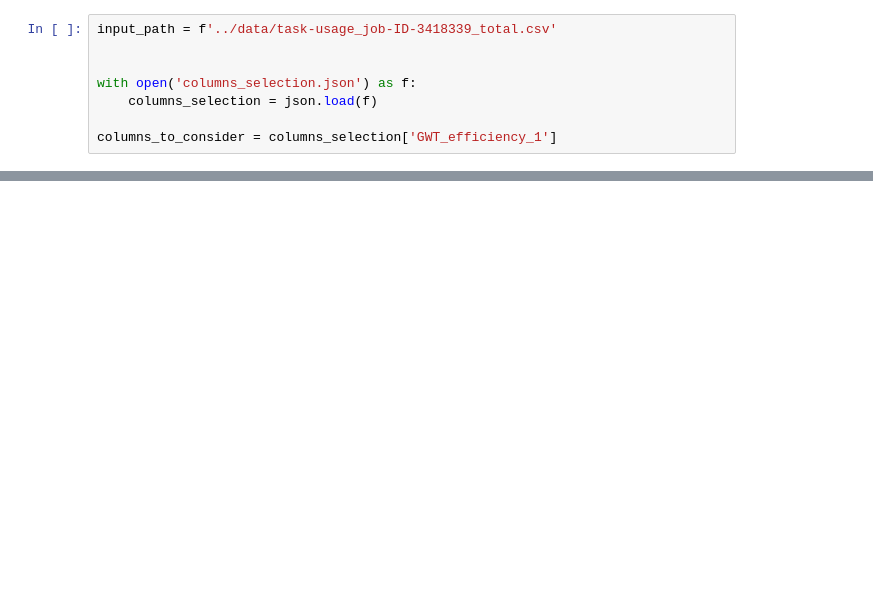
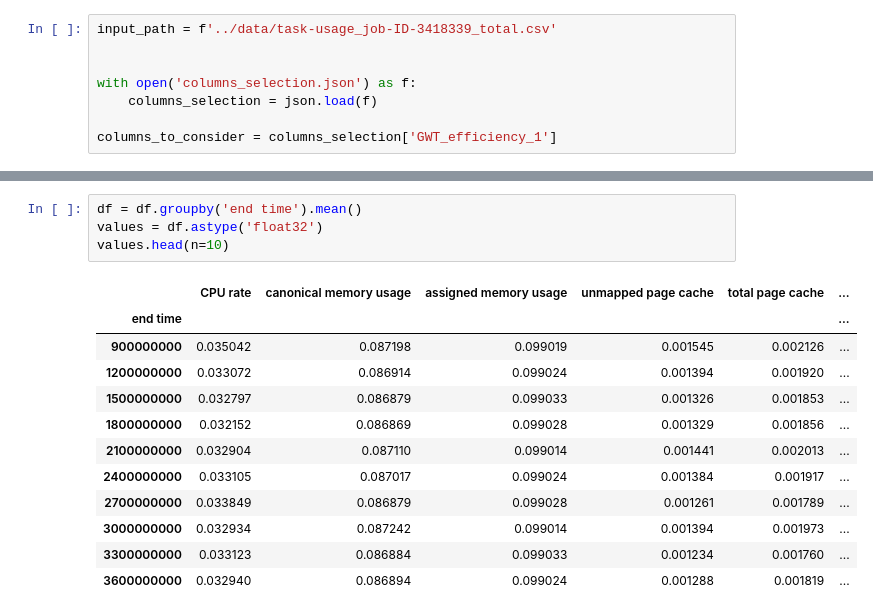
Before and after one commit to JohannesKnopp/polaris-ai, a Jupyter notebook: predictive_monitoring/gwt_approach/testing_notebook.ipynb, the cells around one changed output, grey strips where cells are left out. Saved outputs shown, nothing was run; the diff lists cells and outputs as text; blank space fills up the shorter version.

```diff
--- a/predictive_monitoring/gwt_approach/testing_notebook.ipynb
+++ b/predictive_monitoring/gwt_approach/testing_notebook.ipynb
@@ -32,0 +42,17 @@ len(columns_to_consider)
+# %%
+df = df.groupby('end time').mean()
+values = df.astype('float32')
+values.head(n=10)
+# %% [output]
+|  | CPU rate | canonical memory usage | assigned memory usage | unmapped page cache | total page cache | ... |
+| end time |  |  |  |  |  | ... |
+| 900000000 | 0.035042 | 0.087198 | 0.099019 | 0.001545 | 0.002126 | ... |
+| 1200000000 | 0.033072 | 0.086914 | 0.099024 | 0.001394 | 0.001920 | ... |
+| 1500000000 | 0.032797 | 0.086879 | 0.099033 | 0.001326 | 0.001853 | ... |
+| 1800000000 | 0.032152 | 0.086869 | 0.099028 | 0.001329 | 0.001856 | ... |
+| 2100000000 | 0.032904 | 0.087110 | 0.099014 | 0.001441 | 0.002013 | ... |
+| 2400000000 | 0.033105 | 0.087017 | 0.099024 | 0.001384 | 0.001917 | ... |
+| 2700000000 | 0.033849 | 0.086879 | 0.099028 | 0.001261 | 0.001789 | ... |
+| 3000000000 | 0.032934 | 0.087242 | 0.099014 | 0.001394 | 0.001973 | ... |
+| 3300000000 | 0.033123 | 0.086884 | 0.099033 | 0.001234 | 0.001760 | ... |
+| 3600000000 | 0.032940 | 0.086894 | 0.099024 | 0.001288 | 0.001819 | ... |
```
Also changed, not shown: parts of 10 cells of this notebook, 14 other files.
